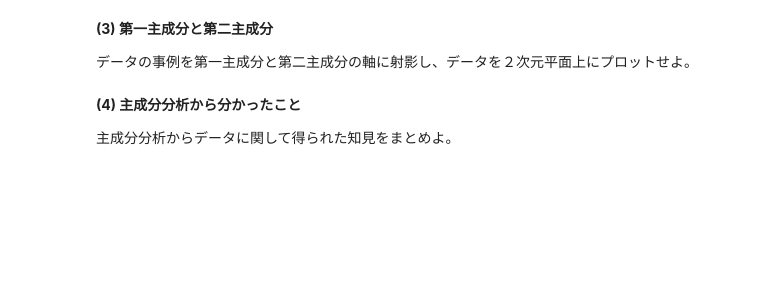
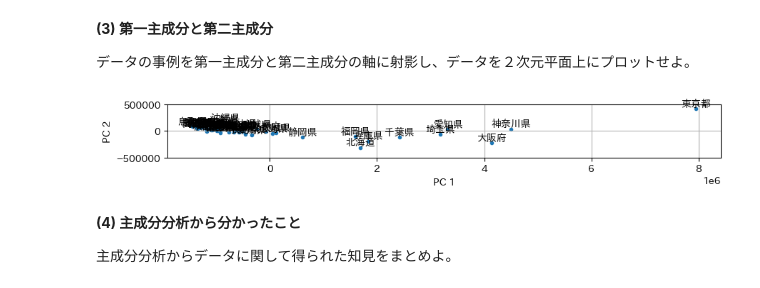
Before and after one commit to okoge-kaz/Machine_Learning, a Jupyter notebook: assignment3/project/ml2021_r3.ipynb, the cells around one changed output. Saved outputs shown, nothing was run; the diff lists cells and outputs as text; code cells hidden in the pictures; blank space fills up the shorter version.

```diff
--- a/assignment3/project/ml2021_r3.ipynb
+++ b/assignment3/project/ml2021_r3.ipynb
@@ -151,0 +230,3 @@ plt.show()
+# %%
+prefectures = SSDSE_df.iloc[:,0].values
+prefectures
@@ -156,3 +277,17 @@ plt.show()
+# %%
+fig = plt.figure(dpi=100, figsize=(10, 600))
+ax = fig.add_subplot(1,1,1)
+ax.set_xlabel('PC 1')
+ax.set_ylabel('PC 2')
+ax.set_ylim(-500000, 500000)
+m = ax.scatter(P[:, 0], P[:, 1], marker='.')
+for i, label in enumerate(prefectures):
+    ax.text(P[i][0], P[i][1], label, ha='center', va='bottom')
+ax.set_aspect('equal')
+ax.grid()
+fig.show()
+# %% [output]
+[figure, added]
 # %% [markdown]
 **(4) 主成分分析から分かったこと**
 
```
Also changed, not shown: parts of 12 cells of this notebook, 2 other files.
